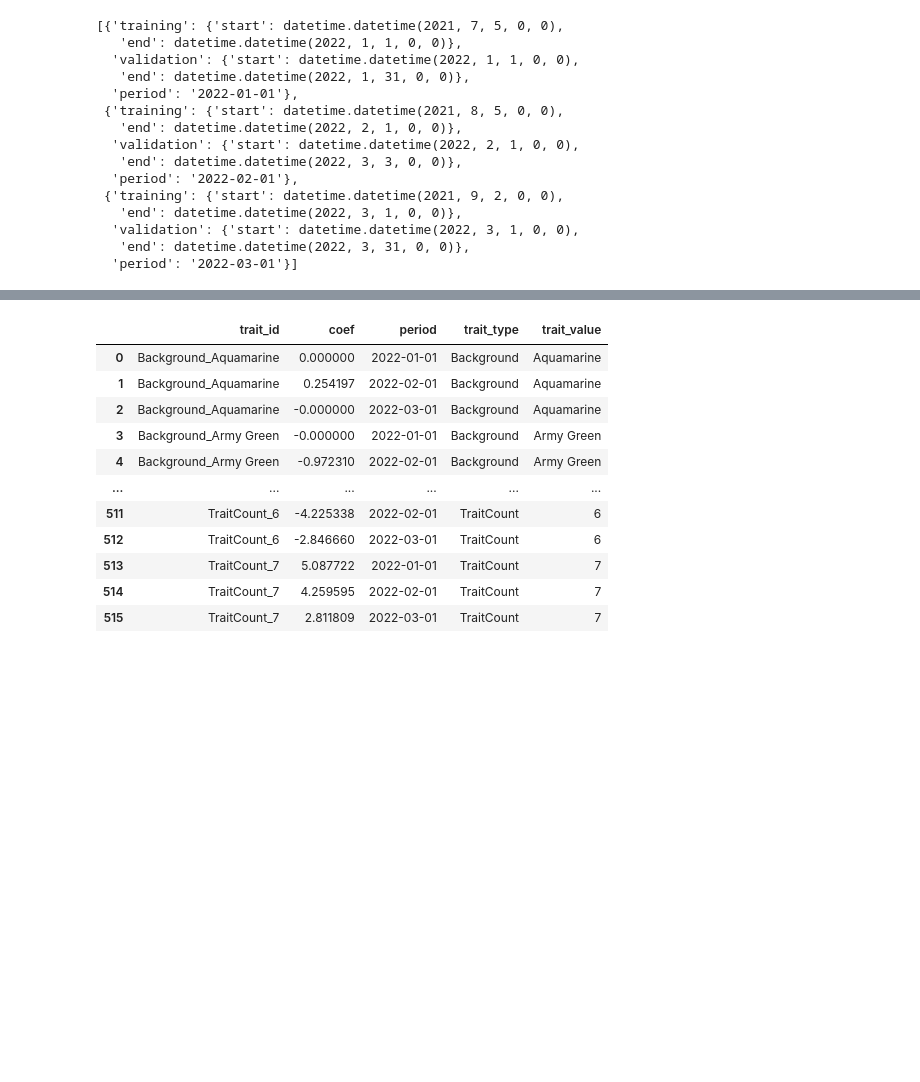
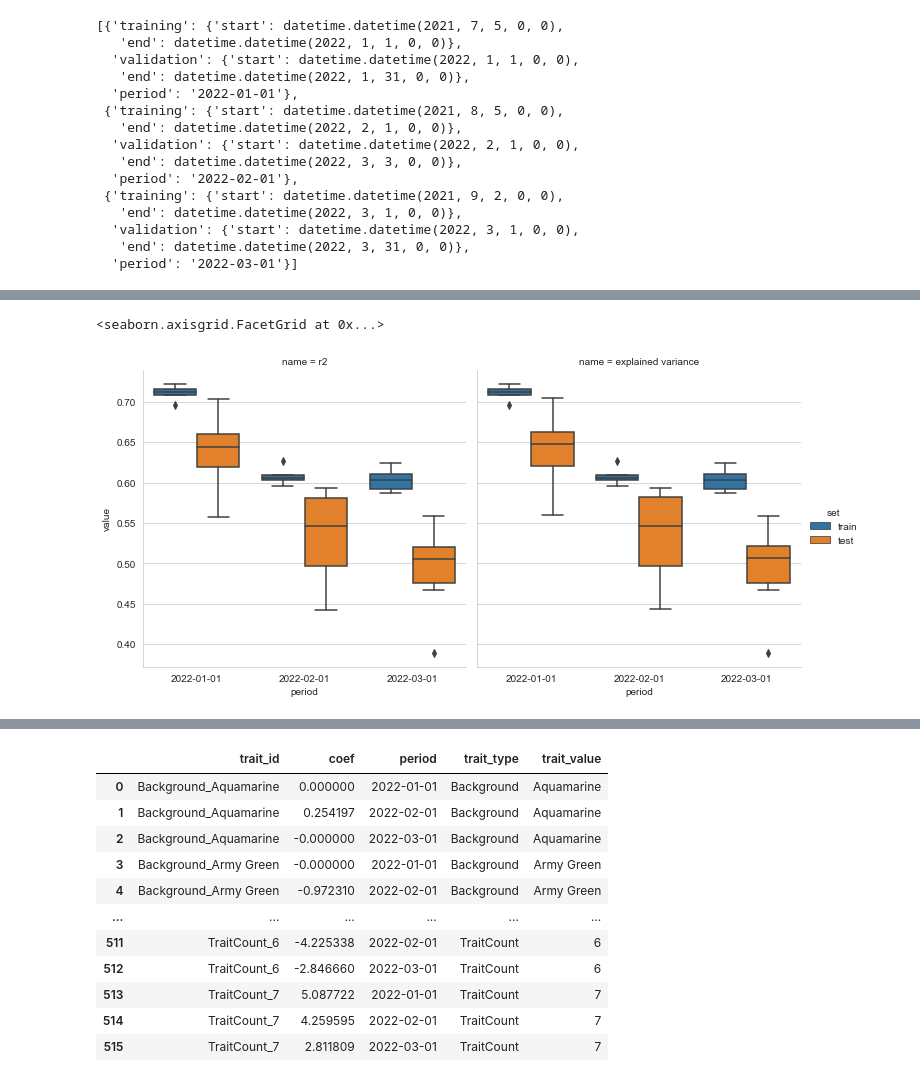
Before and after one commit to LBrinkmann/xai-nft, a Jupyter notebook: notebooks/model.ipynb, the cells around one changed output, grey strips where cells are left out. Cells and saved outputs as stored; diff of their text form; code cells hidden in the pictures; blank space fills up the shorter version.

```diff
--- a/notebooks/model.ipynb
+++ b/notebooks/model.ipynb
@@ -166,0 +176,10 @@ Out-Sample exp var 0.3357022561467069
+# %%
+cvscores_df = pd.DataFrame.from_records(cvscores)
+cvscores_df_no_sf = cvscores_df[cvscores_df['shuffle_feature'].isnull()]
+cvscores_df_sf = cvscores_df[~cvscores_df['shuffle_feature'].isnull()]
+# %%
+sns.set_style('whitegrid')
+sns.catplot(data=cvscores_df_no_sf, y='value', x='period', hue='set', col='name', kind='box')
+# %% [output]
+<seaborn.axisgrid.FacetGrid at 0x...>
+[figure, added]
```
Also changed, not shown: parts of 11 cells of this notebook.
